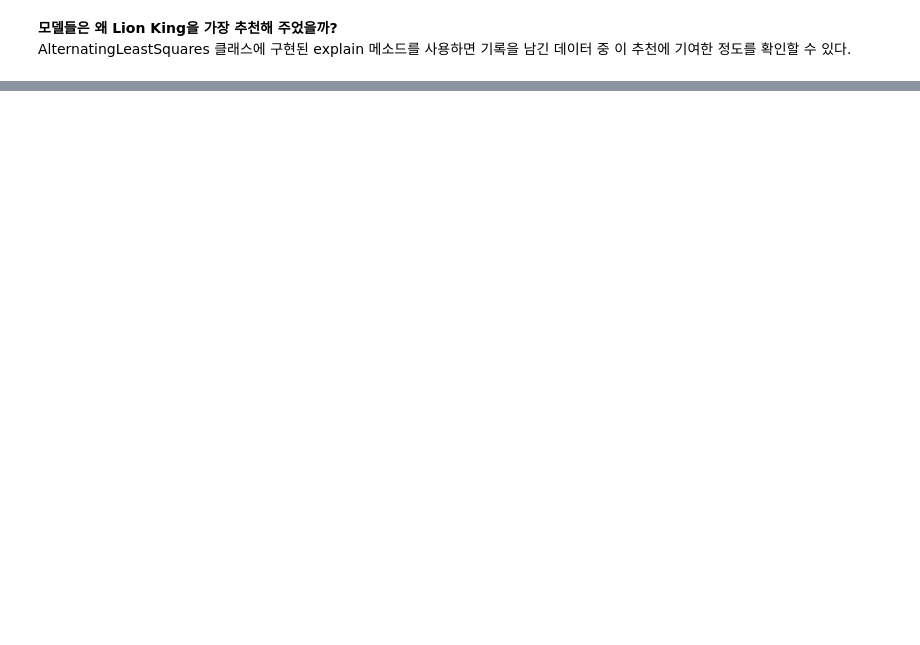
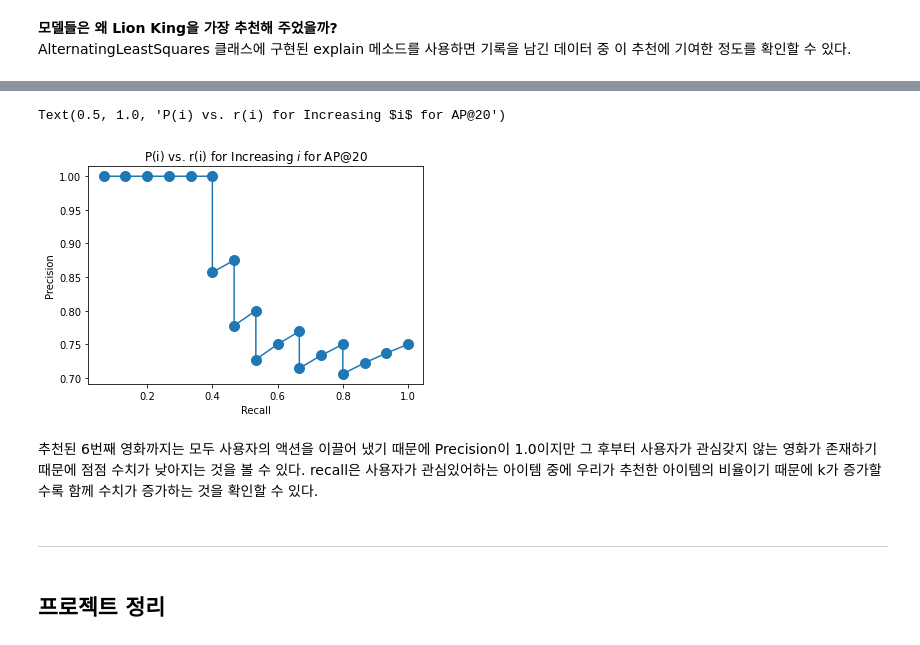
Before and after one commit to p2yeong/AIFFEL-Study, a Jupyter notebook: exploration/E9_recommend_movies.ipynb, the cells around one changed output, grey strips where cells are left out. Saved outputs shown, nothing was run; the diff lists cells and outputs as text; code cells hidden in the pictures; blank space fills up the shorter version.

```diff
--- a/exploration/E9_recommend_movies.ipynb
+++ b/exploration/E9_recommend_movies.ipynb
@@ -524,0 +665,11 @@ https://danthetech.netlify.app/DataScience/evaluation-metrics-for-recommendation
+# %%
+recoms = [1,1,1,1,1,1,0,1,0,1,0,1,1,0,1,1,0,1,1,1]  # N = 20
+NUM_ACTUAL_ADDED_ACCT = 15
+precs = []
+recalls = []
+
+for indx, rec in enumerate(recoms):
+    precs.append(sum(recoms[:indx+1])/(indx+1))
+    recalls.append(sum(recoms[:indx+1])/NUM_ACTUAL_ADDED_ACCT)
+
+pd.DataFrame({'precision':precs, 'recall':recalls})
@@ -524,0 +694,18 @@ https://danthetech.netlify.app/DataScience/evaluation-metrics-for-recommendation
+# %%
+import matplotlib.pyplot as plt
+%matplotlib inline
+fig, ax = plt.subplots()
+ax.plot(recalls, precs, markersize=10, marker="o")
+ax.set_xlabel("Recall")
+ax.set_ylabel("Precision")
+ax.set_title("P(i) vs. r(i) for Increasing $i$ for AP@20")
+# %% [output]
+Text(0.5, 1.0, 'P(i) vs. r(i) for Increasing $i$ for AP@20')
+[figure, added]
+# %% [markdown]
+추천된 6번째 영화까지는 모두 사용자의 액션을 이끌어 냈기 때문에 Precision이 1.0이지만 그 후부터 사용자가 관심갖지 않는 영화가 존재하기 때문에 점점 수치가 낮아지는 것을 볼 수 있다.
+recall은 사용자가 관심있어하는 아이템 중에 우리가 추천한 아이템의 비율이기 때문에 k가 증가할 수록 함께 수치가 증가하는 것을 확인할 수 있다.
+# %% [markdown]
+***
+# %% [markdown]
+## 프로젝트 정리
```
Also changed, not shown: parts of 40 cells of this notebook.
